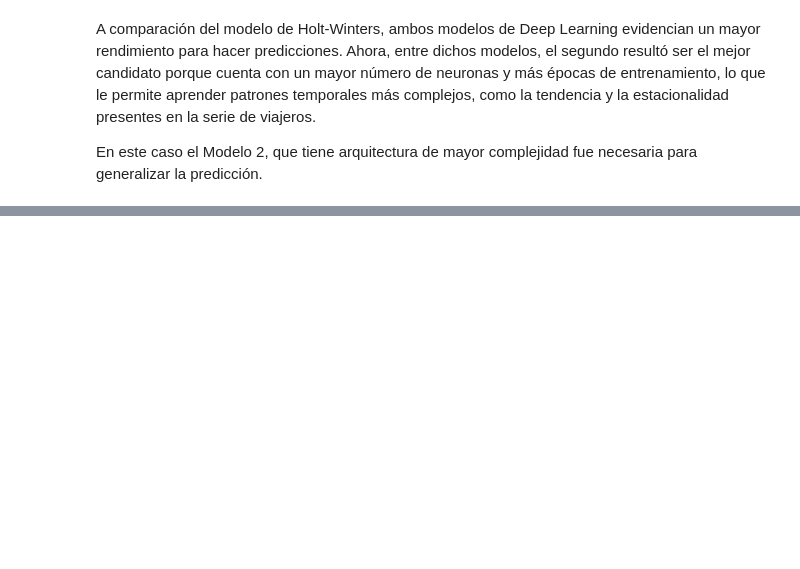
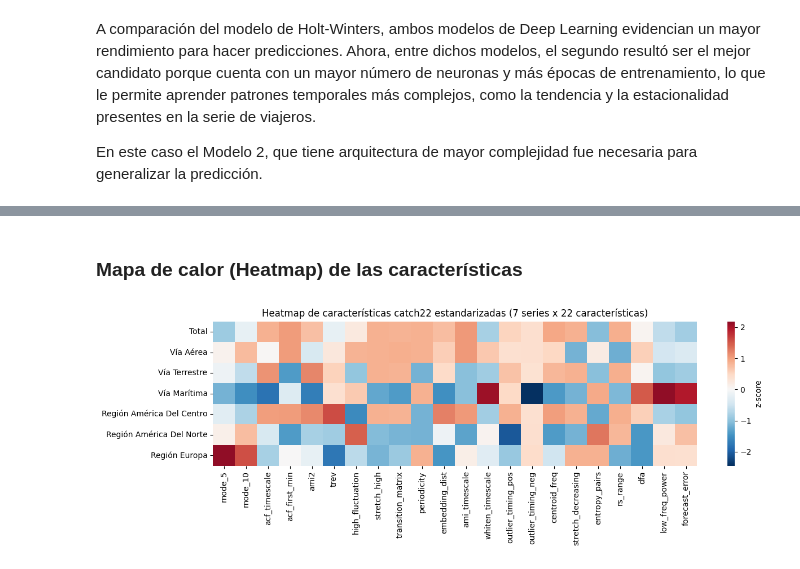
Before and after one commit to donadito/Laboratorio-2-SERIES-DE-TIEMPO, a Jupyter notebook: Laboratorio2.ipynb, the cells around one changed output, grey strips where cells are left out. Drawn from its saved outputs; the diff is of its cells as text; code cells hidden in the pictures; blank space fills up the shorter version.

```diff
--- a/Laboratorio2.ipynb
+++ b/Laboratorio2.ipynb
@@ -480,0 +632,10 @@ En este caso el Modelo 2, que tiene arquitectura de mayor complejidad fue necesa
+# %% [markdown]
+### Mapa de calor (Heatmap) de las características
+# %%
+plt.figure(figsize=(13, 4.5))
+sns.heatmap(matriz_std, cmap="RdBu_r", center=0, cbar_kws={"label": "z-score"})
+plt.title("Heatmap de características catch22 estandarizadas (7 series x 22 características)")
+plt.tight_layout()
+plt.show()
+# %% [output]
+[figure, added]
```
Also changed, not shown: parts of 35 cells of this notebook, 14 other files.
